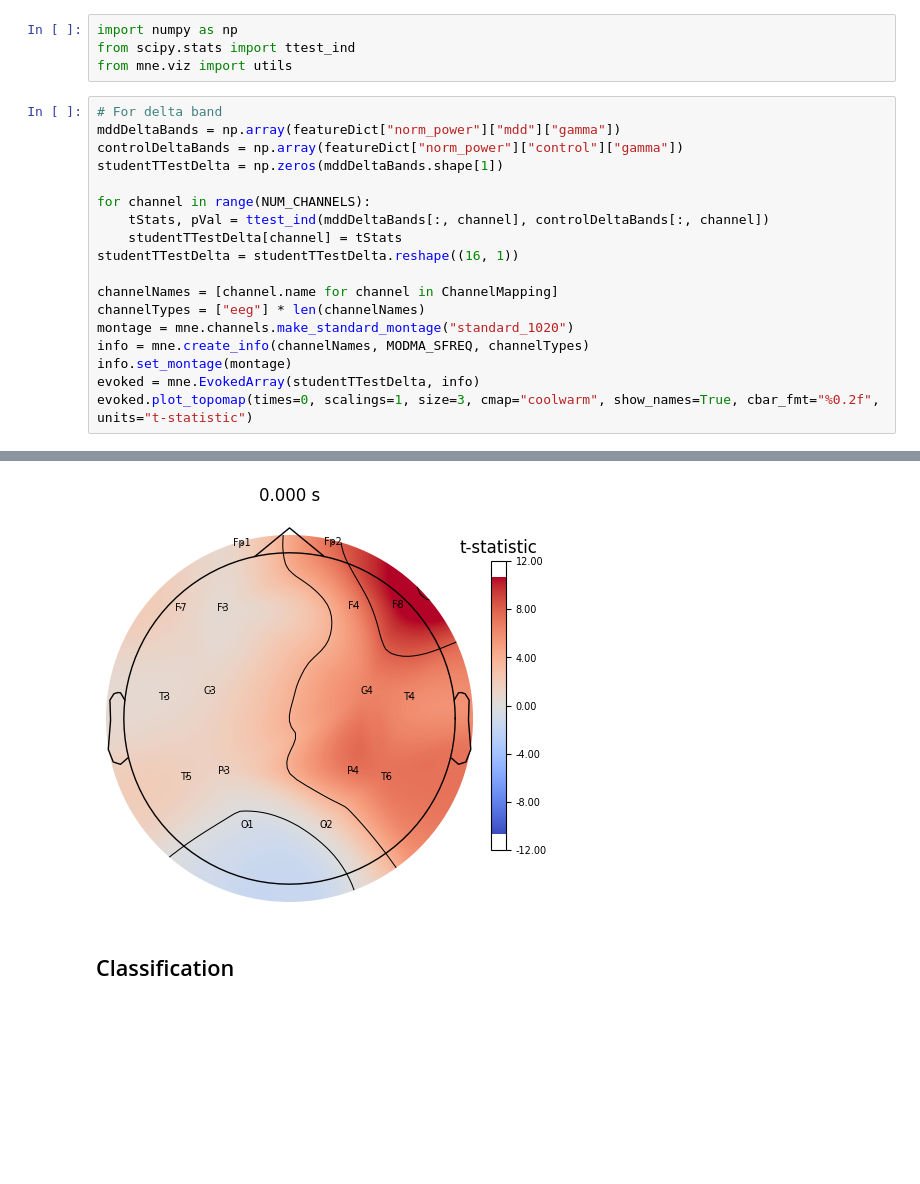
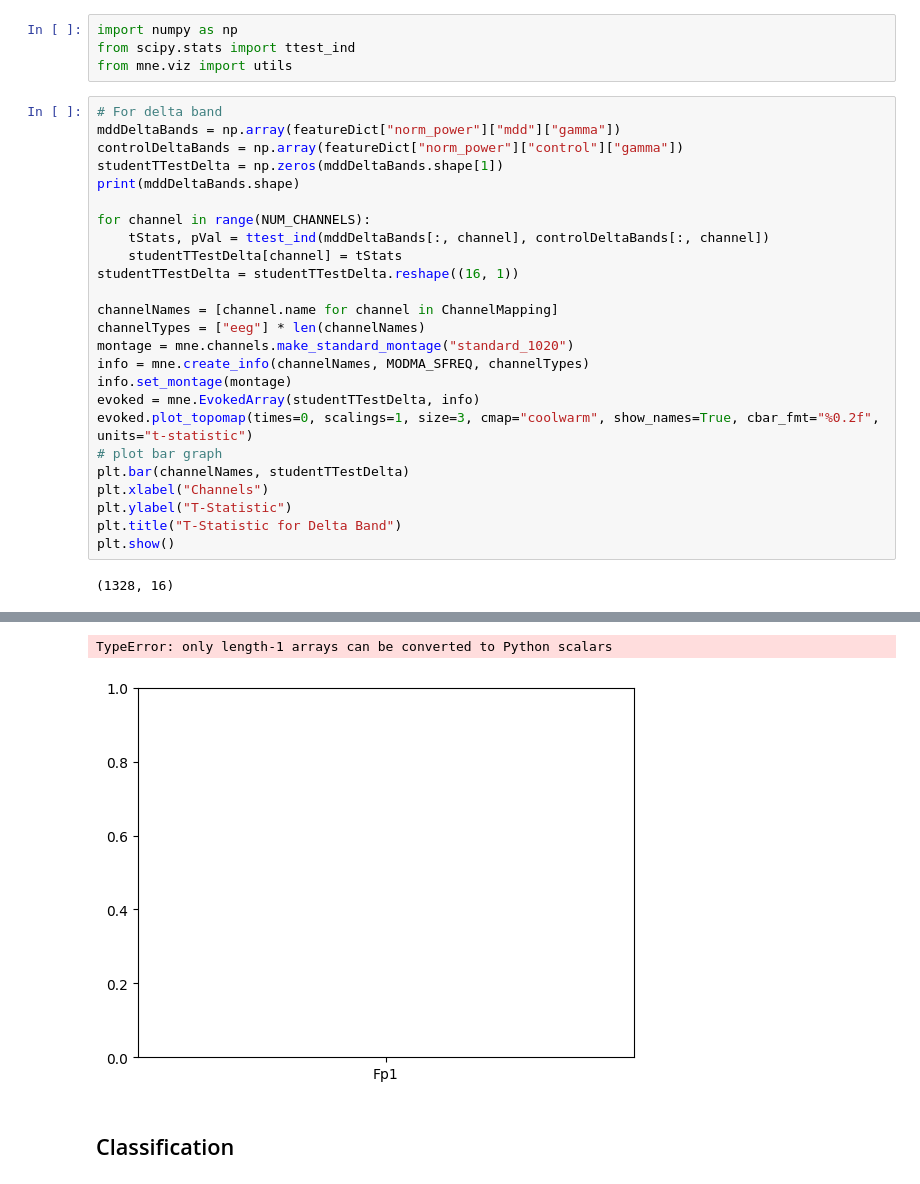
Before and after one commit to wachiii-q/brain-mdd, a Jupyter notebook: main.ipynb, the cells around one changed output, grey strips where cells are left out. Cells and saved outputs as stored; diff of their text form; blank space fills up the shorter version.

```diff
--- a/main.ipynb
+++ b/main.ipynb
@@ -277,24 +275,33 @@ from mne.viz import utils
 # %%
 # For delta band
 mddDeltaBands = np.array(featureDict["norm_power"]["mdd"]["gamma"])
 controlDeltaBands = np.array(featureDict["norm_power"]["control"]["gamma"])
 studentTTestDelta = np.zeros(mddDeltaBands.shape[1])
+print(mddDeltaBands.shape)
 
 for channel in range(NUM_CHANNELS):
     tStats, pVal = ttest_ind(mddDeltaBands[:, channel], controlDeltaBands[:, channel])
     studentTTestDelta[channel] = tStats
 studentTTestDelta = studentTTestDelta.reshape((16, 1))
 
 channelNames = [channel.name for channel in ChannelMapping]
 channelTypes = ["eeg"] * len(channelNames)
 montage = mne.channels.make_standard_montage("standard_1020")
 info = mne.create_info(channelNames, MODMA_SFREQ, channelTypes)
 info.set_montage(montage)
 evoked = mne.EvokedArray(studentTTestDelta, info)
 evoked.plot_topomap(times=0, scalings=1, size=3, cmap="coolwarm", show_names=True, cbar_fmt="%0.2f", units="t-statistic")
+# plot bar graph
+plt.bar(channelNames, studentTTestDelta)
+plt.xlabel("Channels")
+plt.ylabel("T-Statistic")
+plt.title("T-Statistic for Delta Band")
+plt.show()
 # %% [output]
+(1328, 16)
 [figure]
+TypeError: only length-1 arrays can be converted to Python scalars
-[figure, old version]
+[figure, new version]
 # %% [markdown]
 ## Classification
 # %%
```
Also changed, not shown: parts of 3 cells of this notebook, 2 other files.
